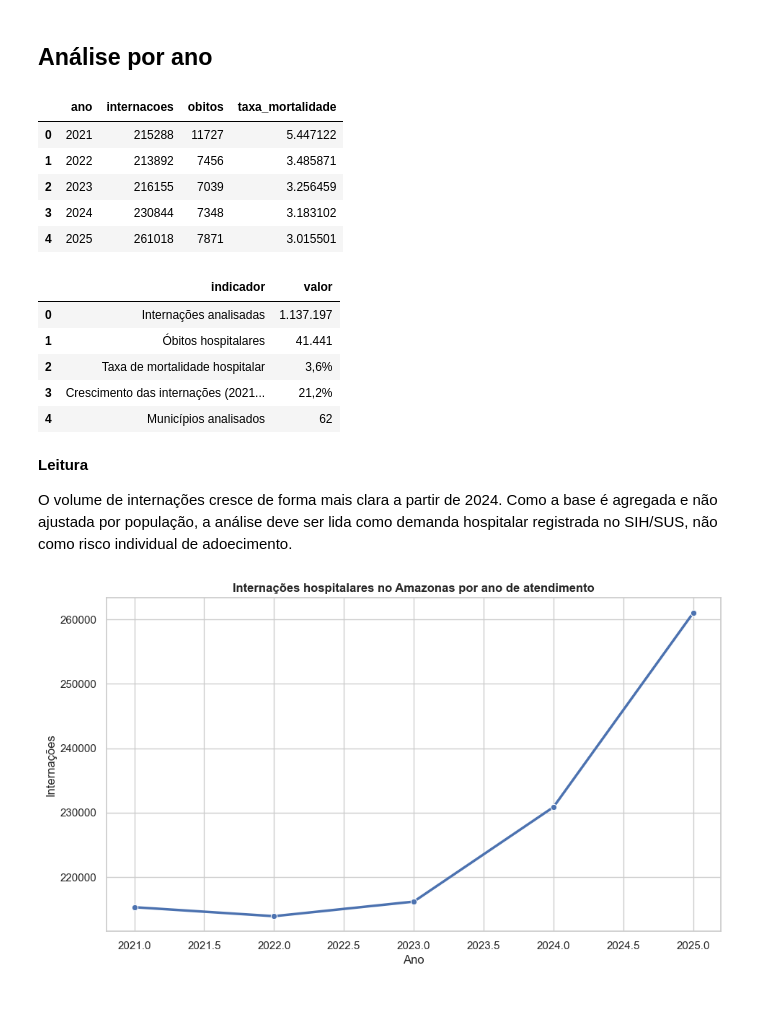
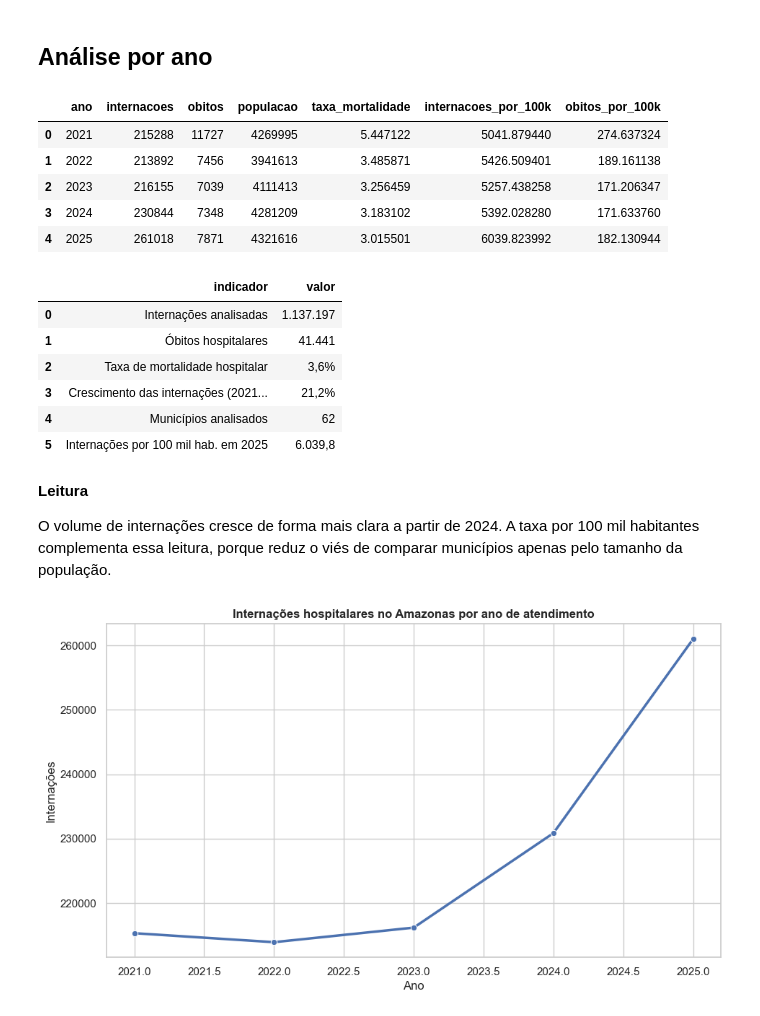
Before and after one commit to nicolasagra-dev/eda-datasus-amazonas, a Jupyter notebook: notebooks/eda_datasus_amazonas.ipynb, the cells around one changed output. Drawn from its saved outputs; the diff is of its cells as text; code cells hidden in the pictures.

```diff
--- a/notebooks/eda_datasus_amazonas.ipynb
+++ b/notebooks/eda_datasus_amazonas.ipynb
@@ -103,6 +103,7 @@ taxa_faixa = carregar_tabnet(
     dimensao="faixa_etaria",
     valor_nome="taxa_mortalidade",
 )
+populacao_municipio = pd.read_csv(RAW_DIR / "populacao_municipios_am.csv", dtype={"codigo_municipio": str})
 
 internacoes_municipio.head()
 # %% [output]
@@ -163,6 +164,18 @@ dados_municipio["taxa_mortalidade"] = np.where(
     dados_municipio["obitos"] / dados_municipio["internacoes"] * 100,
     0,
 )
+populacao_municipio = populacao_municipio[populacao_municipio["ano"].isin(anos_analise)].copy()
+dados_municipio = dados_municipio.merge(
+    populacao_municipio[["codigo_municipio", "ano", "populacao", "fonte_populacao"]],
+    on=["codigo_municipio", "ano"],
+    how="left",
+)
+dados_municipio["internacoes_por_100k"] = (
+    dados_municipio["internacoes"] / dados_municipio["populacao"] * 100_000
+)
+dados_municipio["obitos_por_100k"] = (
+    dados_municipio["obitos"] / dados_municipio["populacao"] * 100_000
+)
 
 dados_municipio.head()
 # %% [output]
@@ -231,17 +254,23 @@ dtype: object
 # %%
 resumo_ano = (
     dados_municipio.groupby("ano", as_index=False)
-    .agg(internacoes=("internacoes", "sum"), obitos=("obitos", "sum"))
+    .agg(
+        internacoes=("internacoes", "sum"),
+        obitos=("obitos", "sum"),
+        populacao=("populacao", "sum"),
+    )
 )
 resumo_ano["taxa_mortalidade"] = resumo_ano["obitos"] / resumo_ano["internacoes"] * 100
+resumo_ano["internacoes_por_100k"] = resumo_ano["internacoes"] / resumo_ano["populacao"] * 100_000
+resumo_ano["obitos_por_100k"] = resumo_ano["obitos"] / resumo_ano["populacao"] * 100_000
 resumo_ano
 # %% [output]
-|  | ano | internacoes | obitos | taxa_mortalidade |
-| 0 | 2021 | 215288 | 11727 | 5.447122 |
-| 1 | 2022 | 213892 | 7456 | 3.485871 |
-| 2 | 2023 | 216155 | 7039 | 3.256459 |
-| 3 | 2024 | 230844 | 7348 | 3.183102 |
-| 4 | 2025 | 261018 | 7871 | 3.015501 |
+|  | ano | internacoes | obitos | populacao | taxa_mortalidade | internacoes_por_100k | obitos_por_100k |
+| 0 | 2021 | 215288 | 11727 | 4269995 | 5.447122 | 5041.879440 | 274.637324 |
+| 1 | 2022 | 213892 | 7456 | 3941613 | 3.485871 | 5426.509401 | 189.161138 |
+| 2 | 2023 | 216155 | 7039 | 4111413 | 3.256459 | 5257.438258 | 171.206347 |
+| 3 | 2024 | 230844 | 7348 | 4281209 | 3.183102 | 5392.028280 | 171.633760 |
+| 4 | 2025 | 261018 | 7871 | 4321616 | 3.015501 | 6039.823992 | 182.130944 |
 # %%
 total_internacoes = dados_municipio["internacoes"].sum()
 total_obitos = dados_municipio["obitos"].sum()
@@ -257,6 +286,7 @@ indicadores_chave = pd.DataFrame(
             "Taxa de mortalidade hospitalar",
             "Crescimento das internações (2021-2025)",
             "Municípios analisados",
+            "Internações por 100 mil hab. em 2025",
         ],
         "valor": [
             formatar_inteiro(total_internacoes),
@@ -264,6 +294,7 @@ indicadores_chave = pd.DataFrame(
             formatar_percentual(total_obitos / total_internacoes * 100),
             formatar_percentual(crescimento_2021_2025),
             dados_municipio["municipio"].nunique(),
+            f"{resumo_ano.loc[resumo_ano['ano'].eq(2025), 'internacoes_por_100k'].iloc[0]:,.1f}".replace(",", "X").replace(".", ",").replace("X", "."),
         ],
     }
 )
@@ -276,10 +307,11 @@ indicadores_chave
 | 2 | Taxa de mortalidade hospitalar | 3,6% |
 | 3 | Crescimento das internações (2021... | 21,2% |
 | 4 | Municípios analisados | 62 |
+| 5 | Internações por 100 mil hab. em 2025 | 6.039,8 |
 # %% [markdown]
 **Leitura**
 
-O volume de internações cresce de forma mais clara a partir de 2024. Como a base é agregada e não ajustada por população, a análise deve ser lida como demanda hospitalar registrada no SIH/SUS, não como risco individual de adoecimento.
+O volume de internações cresce de forma mais clara a partir de 2024. A taxa por 100 mil habitantes complementa essa leitura, porque reduz o viés de comparar municípios apenas pelo tamanho da população.
 # %%
 fig, ax = plt.subplots()
 sns.lineplot(data=resumo_ano, x="ano", y="internacoes", marker="o", linewidth=2.5, ax=ax)
```
Also changed, not shown: parts of 46 cells of this notebook, 17 other files.
